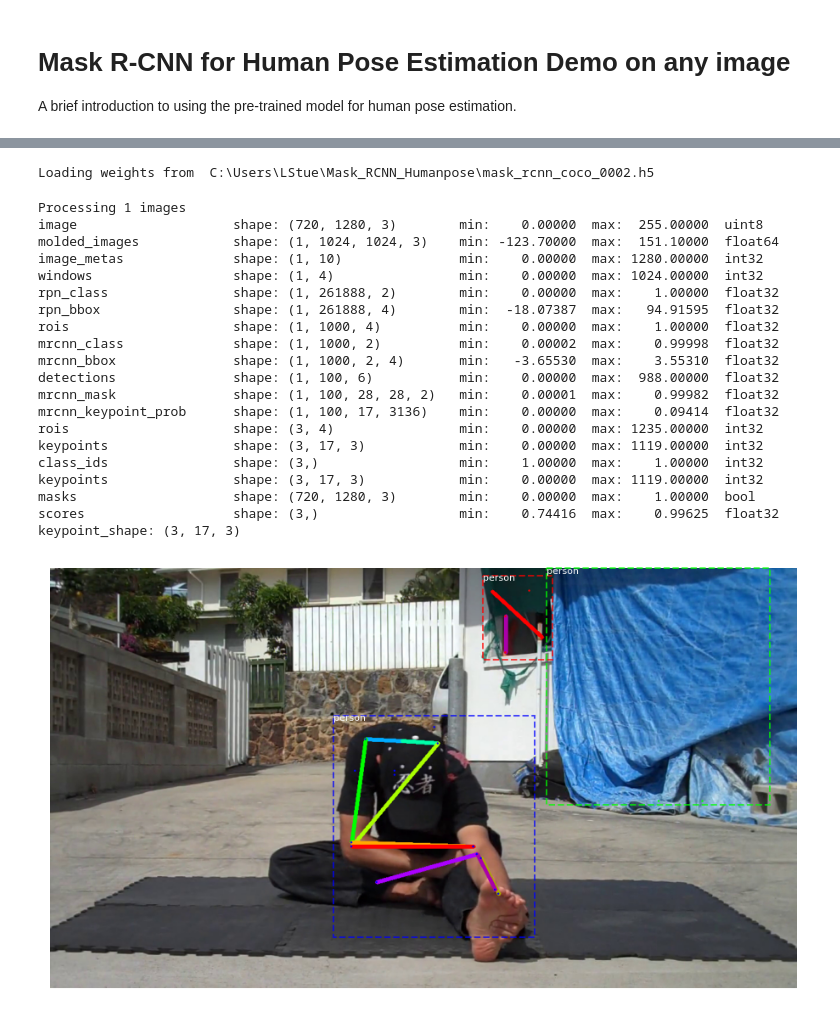
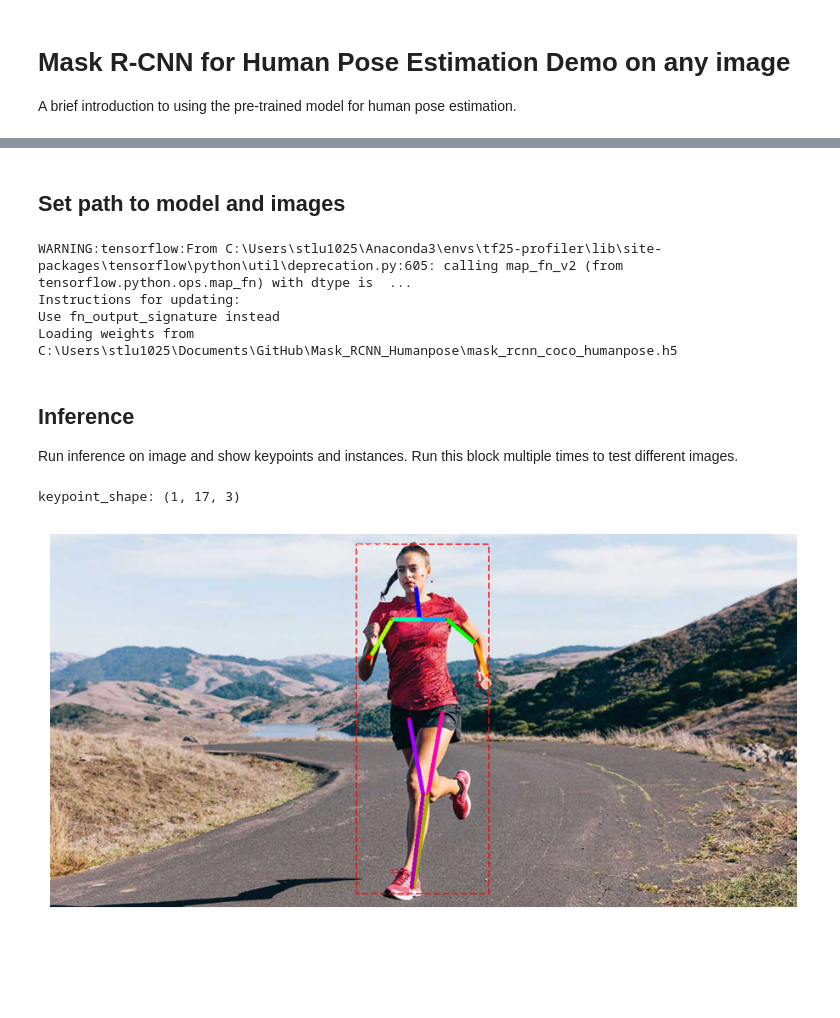
Before and after one commit to LukasStu/Mask_RCNN_Humanpose, a Jupyter notebook: inference_human_pose.ipynb, the cells around one changed output, grey strips where cells are left out. Cells and saved outputs as stored; diff of their text form; code cells hidden in the pictures; blank space fills up the shorter version.

Commit message:
some improvements on inference notebooks

```diff
--- a/inference_human_pose.ipynb
+++ b/inference_human_pose.ipynb
@@ -41,8 +38,17 @@ IMAGE_DIR = COCO_DIR
+# %% [markdown]
+## Set path to model and images
+# %%
+# Local path to trained weights file
+MODEL_PATH = os.path.join(ROOT_DIR, "mask_rcnn_coco_humanpose.h5")
+# MODEL_PATH = model.find_last()[1]
+
+# Directory of images to run detection on
+IMAGE_DIR = "D:/persons"  # TODO: enter value here
 # %%
 class InferenceConfig(coco.CocoConfig):
     GPU_COUNT = 1
     IMAGES_PER_GPU = 1
-    #KEYPOINT_MASK_POOL_SIZE = 14
+    KEYPOINT_MASK_POOL_SIZE = 7 #Superlee506 configuration
 
 inference_config = InferenceConfig()
 
@@ -52,58 +58,35 @@ model = modellib.MaskRCNN(mode="inference",
                           model_dir=MODEL_DIR)
 
 # Get path to saved weights
-
-model_path = os.path.join(ROOT_DIR, "mask_rcnn_coco_0002.h5")
-assert model_path != "", "Provide path to trained weights"
-print("Loading weights from ", model_path)
-model.load_weights(model_path, by_name=True)
+assert MODEL_PATH != "", "Provide path to trained weights"
+print("Loading weights from ", MODEL_PATH)
+model.load_weights(MODEL_PATH, by_name=True)
 # %% [output]
-Loading weights from  C:\Users\LStue\Mask_RCNN_Humanpose\mask_rcnn_coco_0002.h5
+WARNING:tensorflow:From C:\Users\stlu1025\Anaconda3\envs\tf25-profiler\lib\site-packages\tensorflow\python\util\deprecation.py:605: calling map_fn_v2 (from tensorflow.python.ops.map_fn) with dtype is  ...
+Instructions for updating:
+Use fn_output_signature instead
+Loading weights from  C:\Users\stlu1025\Documents\GitHub\Mask_RCNN_Humanpose\mask_rcnn_coco_humanpose.h5
+# %% [markdown]
+## Inference
+Run inference on image and show keypoints and instances. Run this block multiple times to test different images.
 # %%
-import cv2
-# COCO Class names
-#For human pose task We just use "BG" and "person"
+# Class names
+#For human pose task we just use "BG" and "person"
 class_names = ['BG', 'person']
+
 # Load a random image from the images folder
 file_names = next(os.walk(IMAGE_DIR))[2]
-# image = skimage.io.imread(os.path.join(IMAGE_DIR, random.choice(file_names)))
 image = cv2.imread(os.path.join(IMAGE_DIR, random.choice(file_names)))
+
 #BGR->RGB
 image = image[:,:,::-1]
 
 # Run detection
-results = model.detect_keypoint([image], verbose=1)
+results = model.detect_keypoint([image], verbose=0)
 r = results[0] # for one image
 
-log("rois",r['rois'])
-log("keypoints",r['keypoints'])
-log("class_ids",r['class_ids'])
-log("keypoints",r['keypoints'])
-log("masks",r['masks'])
-log("scores",r['scores'])
-
-visualize.display_keypoints(image,r['rois'],r['keypoints'],r['class_ids'],class_names,skeleton = inference_config.LIMBS)
-visualize.display_instances(image, r['rois'], r['masks'], r['class_ids'],
-                            class_names, r['scores'])
+visualize.display_keypoints(image,r['rois'],r['keypoints'],r['class_ids'], class_names,skeleton = inference_config.LIMBS)
+visualize.display_instances(image, r['rois'], r['masks'], r['class_ids'], class_names, r['scores'])
 # %% [output]
-Processing 1 images
-image                    shape: (720, 1280, 3)        min:    0.00000  max:  255.00000  uint8
-molded_images            shape: (1, 1024, 1024, 3)    min: -123.70000  max:  151.10000  float64
-image_metas              shape: (1, 10)               min:    0.00000  max: 1280.00000  int32
-windows                  shape: (1, 4)                min:    0.00000  max: 1024.00000  int32
-rpn_class                shape: (1, 261888, 2)        min:    0.00000  max:    1.00000  float32
-rpn_bbox                 shape: (1, 261888, 4)        min:  -18.07387  max:   94.91595  float32
-rois                     shape: (1, 1000, 4)          min:    0.00000  max:    1.00000  float32
-mrcnn_class              shape: (1, 1000, 2)          min:    0.00002  max:    0.99998  float32
-mrcnn_bbox               shape: (1, 1000, 2, 4)       min:   -3.65530  max:    3.55310  float32
-detections               shape: (1, 100, 6)           min:    0.00000  max:  988.00000  float32
-mrcnn_mask               shape: (1, 100, 28, 28, 2)   min:    0.00001  max:    0.99982  float32
-mrcnn_keypoint_prob      shape: (1, 100, 17, 3136)    min:    0.00000  max:    0.09414  float32
-rois                     shape: (3, 4)                min:    0.00000  max: 1235.00000  int32
-keypoints                shape: (3, 17, 3)            min:    0.00000  max: 1119.00000  int32
-class_ids                shape: (3,)                  min:    1.00000  max:    1.00000  int32
-keypoints                shape: (3, 17, 3)            min:    0.00000  max: 1119.00000  int32
-masks                    shape: (720, 1280, 3)        min:    0.00000  max:    1.00000  bool
-scores                   shape: (3,)                  min:    0.74416  max:    0.99625  float32
-keypoint_shape: (3, 17, 3)
+keypoint_shape: (1, 17, 3)
-[figure, old version]
+[figure, new version]
```
Also changed, not shown: parts of 4 cells of this notebook, 10 other files.
